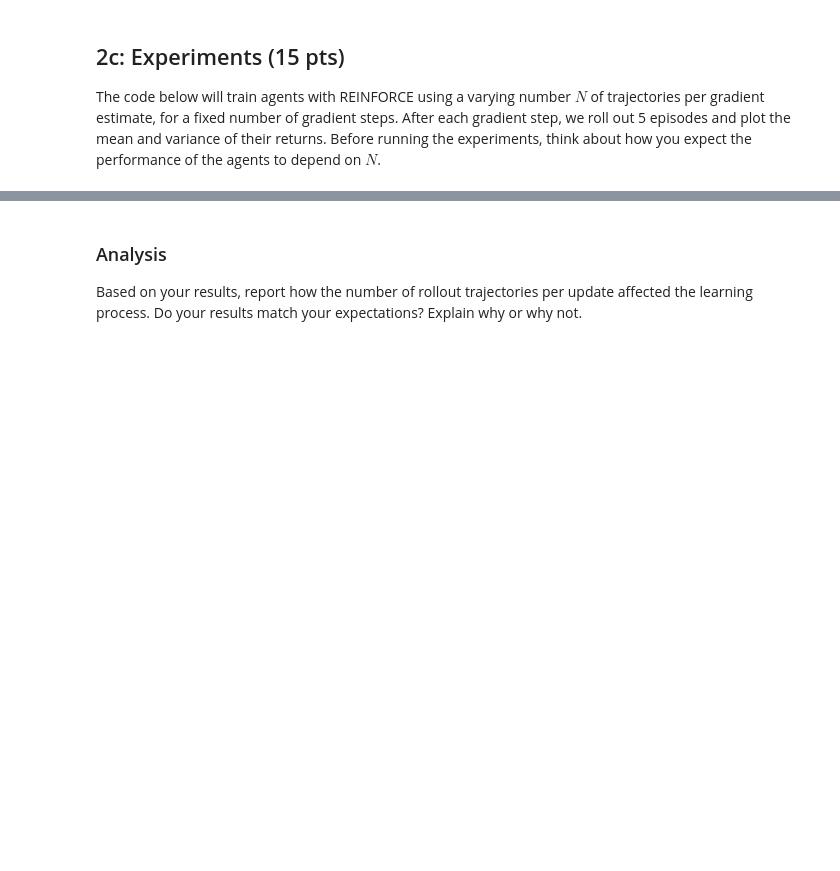
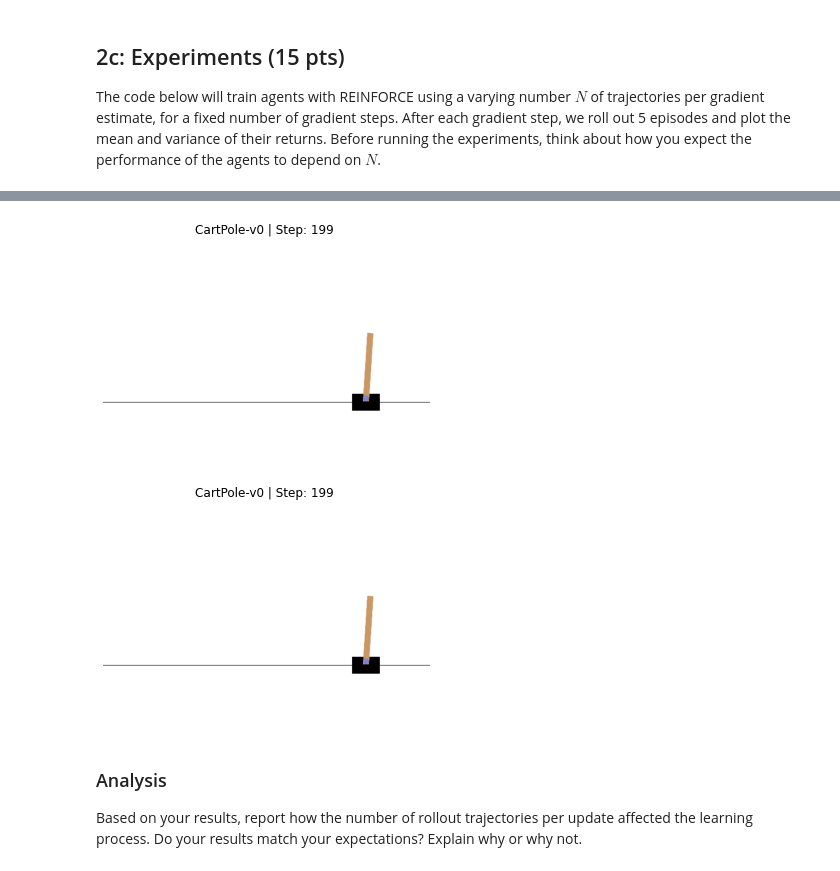
Before and after one commit to LatentDream/reinforcement-learning-intro, a Jupyter notebook: Assignment_3/main.ipynb, the cells around one changed output, grey strips where cells are left out. Saved outputs shown, nothing was run; the diff lists cells and outputs as text; code cells hidden in the pictures; blank space fills up the shorter version.

```diff
--- a/Assignment_3/main.ipynb
+++ b/Assignment_3/main.ipynb
@@ -472,5 +582,16 @@ N = 1
 # %%
 plt.close('all')
+# %%
+if __name__ == "__main__":
+    AGENT = 2
+
+    test_env = gym.make('CartPole-v0')
+    test_policy = agents[AGENT]
+    num_rollouts = 1
+    test_s, test_a, test_r, test_d = rollout(test_env, test_policy, num_rollouts, True)
+# %% [output]
+[figure, added]
+[figure, added]
 # %% [markdown]
 ### Analysis
 Based on your results, report how the number of rollout trajectories per update affected the learning process. Do your results match your expectations? Explain why or why not.
```
Also changed, not shown: parts of 8 cells of this notebook.
